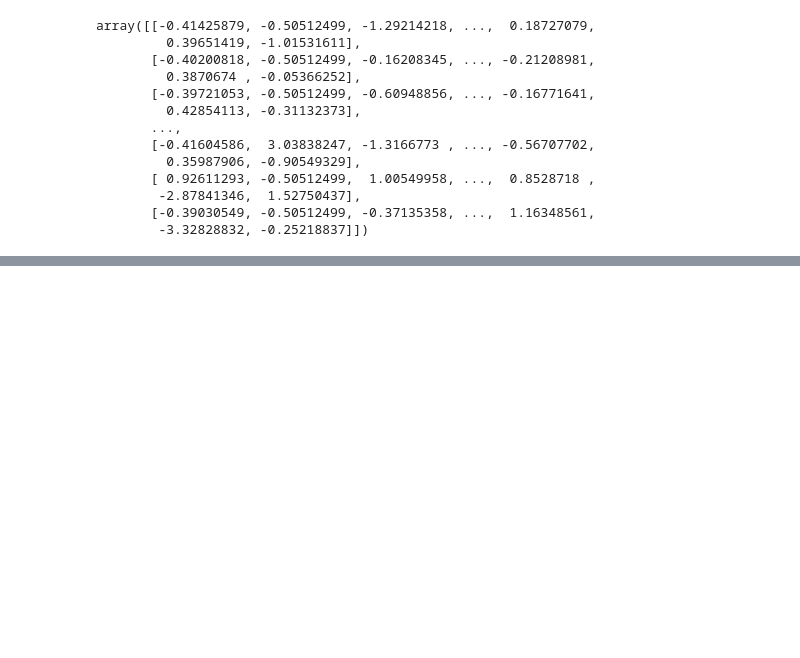
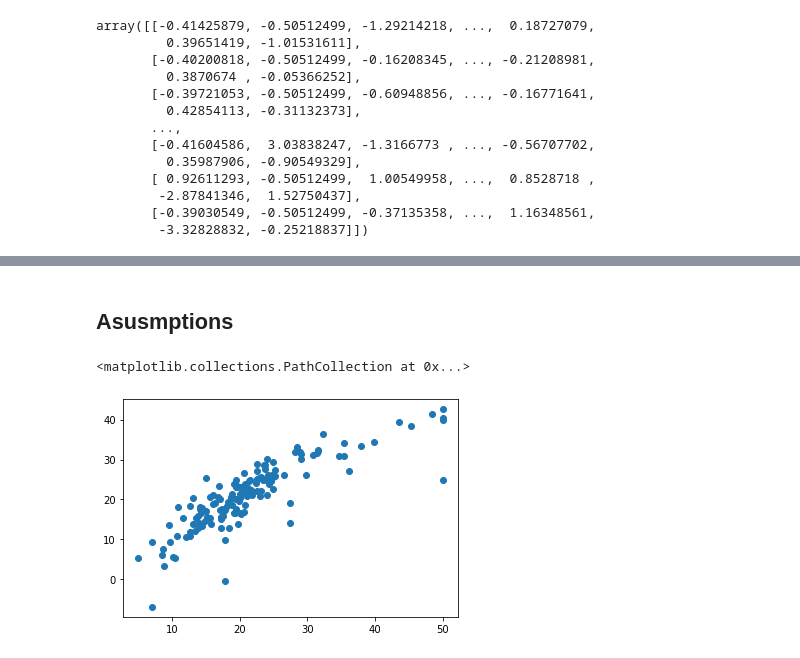
Before and after one commit to charanhu/ML_End2End_Implementaion_Deployment, a Jupyter notebook: Linear_regression_ML_implementation.ipynb, the cells around one changed output, grey strips where cells are left out. Drawn from its saved outputs; the diff is of its cells as text; code cells hidden in the pictures; blank space fills up the shorter version.

```diff
--- a/Linear_regression_ML_implementation.ipynb
+++ b/Linear_regression_ML_implementation.ipynb
@@ -357,0 +356,5 @@ array([[-0.41425879, -0.50512499, -1.29214218, ...,  0.18727079,
+# %%
+# Training the model
+from sklearn.linear_model import LinearRegression
+regression = LinearRegression()
+regression.fit(X_train, y_train)
@@ -357,0 +380,3 @@ array([[-0.41425879, -0.50512499, -1.29214218, ...,  0.18727079,
+# %%
+# Predictions with Test Dataset
+reg_pred = regression.predict(X_test)
@@ -357,0 +404,8 @@ array([[-0.41425879, -0.50512499, -1.29214218, ...,  0.18727079,
+# %% [markdown]
+## Asusmptions
+# %%
+# plot a scatter plot between the actual and predicted values
+plt.scatter(y_test, reg_pred)
+# %% [output]
+<matplotlib.collections.PathCollection at 0x...>
+[figure, added]
```
Also changed, not shown: parts of 33 cells of this notebook, 1 other file.
